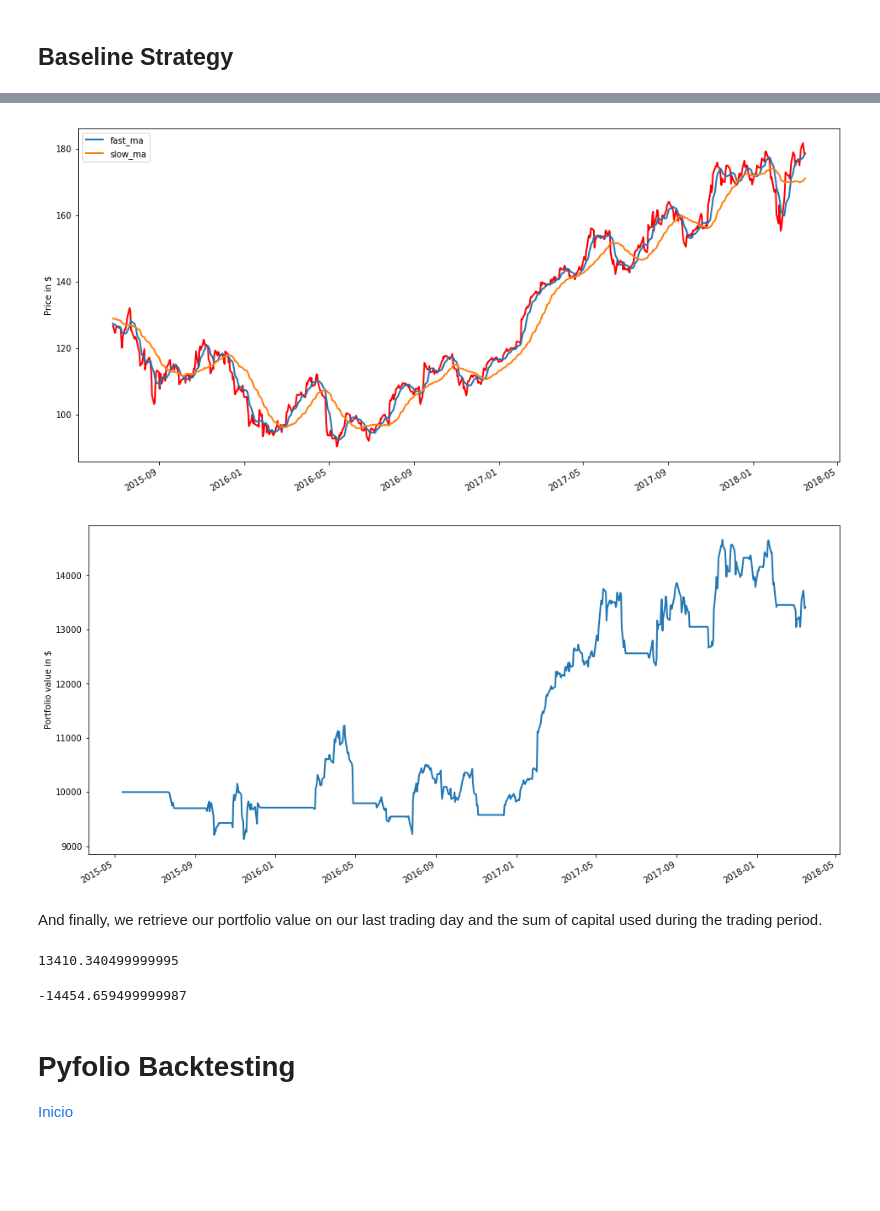
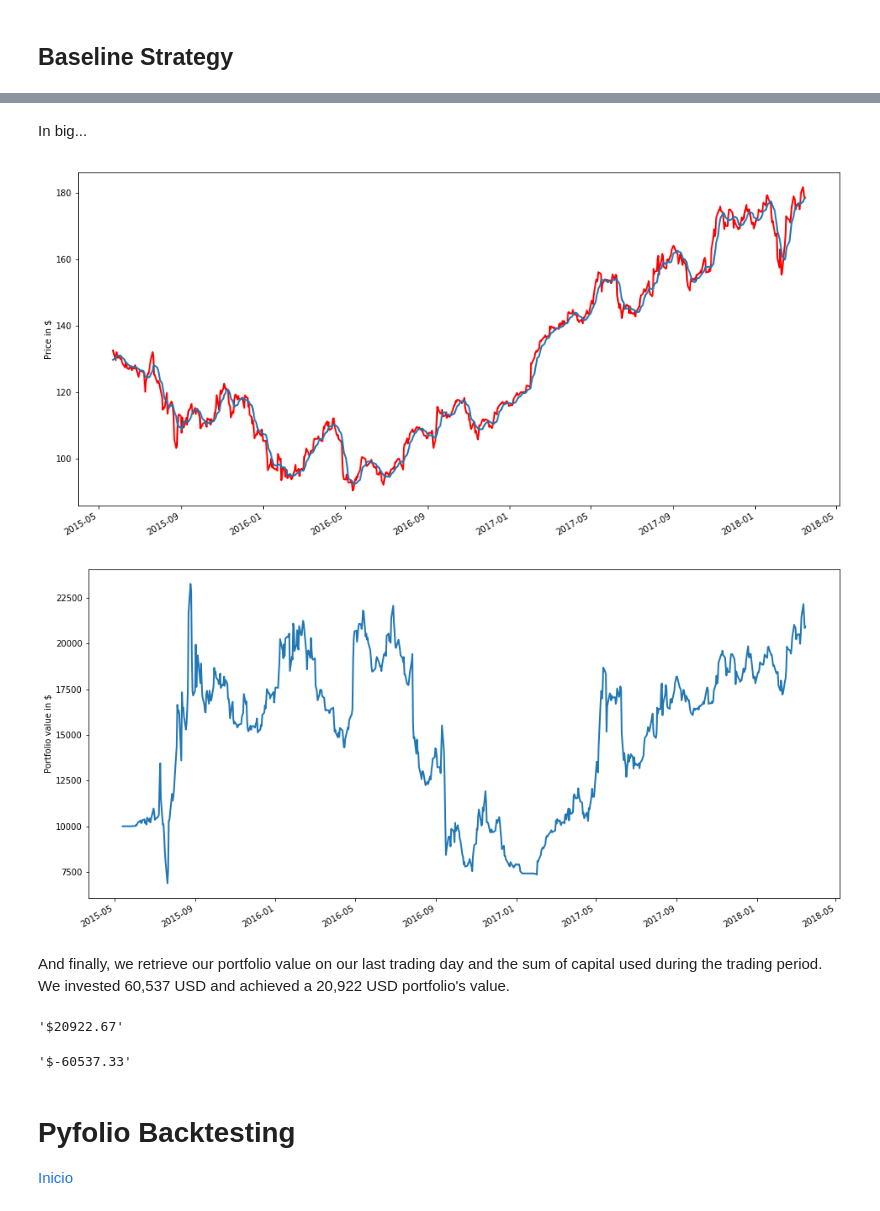
Before and after one commit to isabelpuche/ml_for_algo_trading, a Jupyter notebook: notebooks/02_ta_strategy.ipynb, the cells around one changed output, grey strips where cells are left out. Saved outputs shown, nothing was run; the diff lists cells and outputs as text; code cells hidden in the pictures; blank space fills up the shorter version.

```diff
--- a/notebooks/02_ta_strategy.ipynb
+++ b/notebooks/02_ta_strategy.ipynb
@@ -97,0 +96,4 @@ dma = pd.read_csv('../reports/dma_strategy.csv', parse_dates=True)
+# %%
+sma = load('../strategies/models/sma_strategy.joblib')
+# %%
+sma = sma.to_csv('../reports/sma_strategy.csv')
@@ -98,3 +120,5 @@ dma = pd.read_csv('../reports/dma_strategy.csv', parse_dates=True)
+# %% [markdown]
+In big...
 # %%
 # Initialize the plot figure
 fig = plt.figure(figsize=(16, 8))
@@ -103,51 +127,51 @@ fig = plt.figure(figsize=(16, 8))
 ax1 = fig.add_subplot(111, ylabel='Price in $')
 
 # Plot the price and two moving averages
-dma['price'].plot(ax=ax1, color='r', lw=2.)
-dma[['fast_ma', 'slow_ma']].plot(ax=ax1, lw=2.)
+sma['price'].plot(ax=ax1, color='r', lw=2.)
+sma['moving_average'].plot(ax=ax1, lw=2.)
 
 # Plot the buy and sell signals
-ax1.plot(dma.loc[dma.positions == 1.0].index,
-         dma['fast_ma'][dma['positions'] == 1.0],
+ax1.plot(sma.loc[sma.positions == 1.0].index,
+         sma['moving_average'][sma['positions'] == 1.0],
          '^', markersize=10, color='m')
-ax1.plot(dma.loc[dma.positions == -1.0].index,
-         dma['fast_ma'][dma['positions'] == -1.0],
+ax1.plot(sma.loc[sma.positions == -1.0].index,
+         sma['moving_average'][sma['positions'] == -1.0],
          'v', markersize=10, color='k')
 
 plt.show()
 # %% [output]
-[figure, old version]
+[figure, new version]
 # %%
 # Initialize the plot figure
 fig = plt.figure(figsize=(16, 8))
 
 # Subplot for axes 1
 ax1 = fig.add_subplot(111, ylabel='Portfolio value in $')
 
 # Plot the equity curve in dollars
-dma['portfolio_value'].plot(ax=ax1, lw=2.)
+sma['portfolio_value'].plot(ax=ax1, lw=2.)
 
-ax1.plot(dma.loc[dma.positions == 1.0].index,
-         dma['portfolio_value'][dma.positions == 1.0],
+ax1.plot(sma.loc[sma.positions == 1.0].index,
+         sma['portfolio_value'][sma.positions == 1.0],
          '^', markersize=10, color='m')
-ax1.plot(dma.loc[dma.positions == -1.0].index,
-         dma['portfolio_value'][dma.positions == -1.0],
+ax1.plot(sma.loc[sma.positions == -1.0].index,
+         sma['portfolio_value'][sma.positions == -1.0],
          'v', markersize=10, color='k')
 
 # Show the plot
 plt.show()
 # %% [output]
-[figure, old version]
+[figure, new version]
 # %% [markdown]
-And finally, we retrieve our portfolio value on our last trading day and the sum of capital used during the trading period.
+And finally, we retrieve our portfolio value on our last trading day and the sum of capital used during the trading period. We invested 60,537 USD and achieved a 20,922 USD portfolio's value.
 # %%
-dma['portfolio_value'].iloc[-1]
+'${:.2f}'.format(sma['portfolio_value'].iloc[-1])
 # %% [output]
-13410.340499999995
+'$20922.67'
-# %%
-dma.capital_used.sum()
-# %% [output]
--14454.659499999987
+# %%
+'${:.2f}'.format(sma.capital_used.sum())
+# %% [output]
+'$-60537.33'
 # %% [markdown]
 # Pyfolio Backtesting
 <div style = "float:right"><a style="text-decoration:none" href = "#inicio">Inicio</a></div>
```
Also changed, not shown: parts of 28 cells of this notebook, 22 other files.
